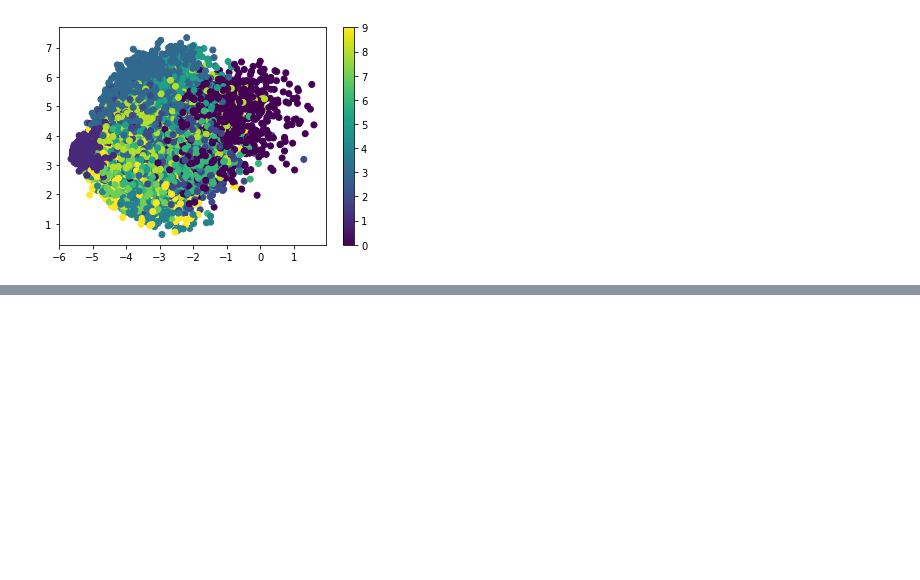
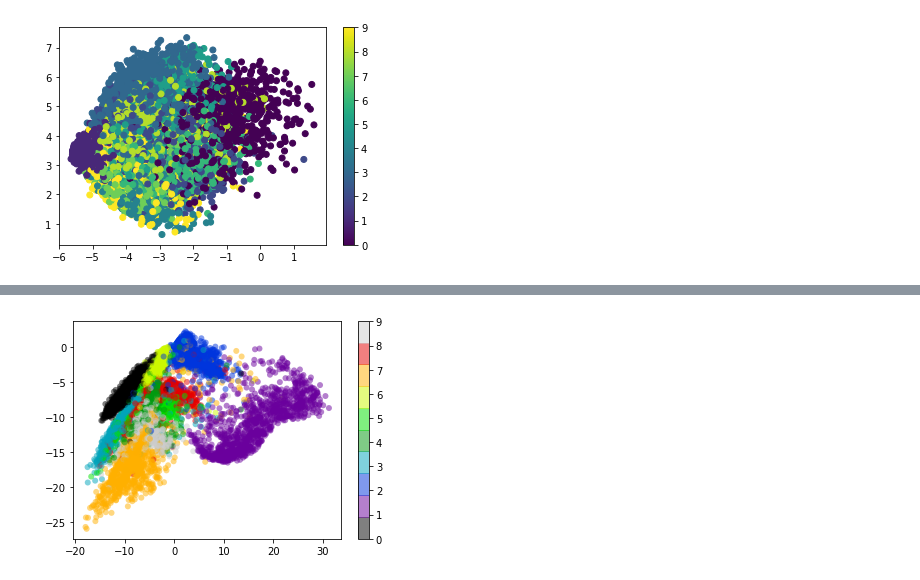
Before and after one commit to cathaylab/sharing, a Jupyter notebook: 2017.09.29-Dimension reduction/pca & t-sne & autoencoder.ipynb, the cells around one changed output, grey strips where cells are left out. Cells and saved outputs as stored; diff of their text form; code cells hidden in the pictures; blank space fills up the shorter version.

```diff
--- a/2017.09.29-Dimension reduction/pca & t-sne & autoencoder (class).ipynb
+++ b/2017.09.29-Dimension reduction/pca & t-sne & autoencoder.ipynb
@@ -190,0 +191,12 @@ plt.show()
+# %%
+# 784維 -> 2維
+# in order to plot in a 2D figure
+encoding_dim = 2
+# this is our input placeholder
+input_img = Input(shape=(784,))
+# %%
+# encoder layers
+encoded = Dense(128, activation='relu')(input_img)
+encoded = Dense(64, activation='relu')(encoded)
+encoded = Dense(10, activation='relu')(encoded)
+encoder_output = Dense(encoding_dim)(encoded)
@@ -190,0 +211,3 @@ plt.show()
+# %%
+# construct the encoder model for plotting
+encoder = Model(inputs=input_img, outputs=encoder_output)
@@ -190,0 +242,9 @@ plt.show()
+# %%
+# plotting
+encoded_imgs = encoder.predict(x_test)
+plt.scatter(encoded_imgs[:, 0], encoded_imgs[:, 1], c=y_test, edgecolor='none', alpha=0.5,
+            cmap=plt.cm.get_cmap('spectral', 10))
+plt.colorbar()
+plt.show()
+# %% [output]
+[figure, added]
```
Also changed, not shown: parts of 4 cells of this notebook.
